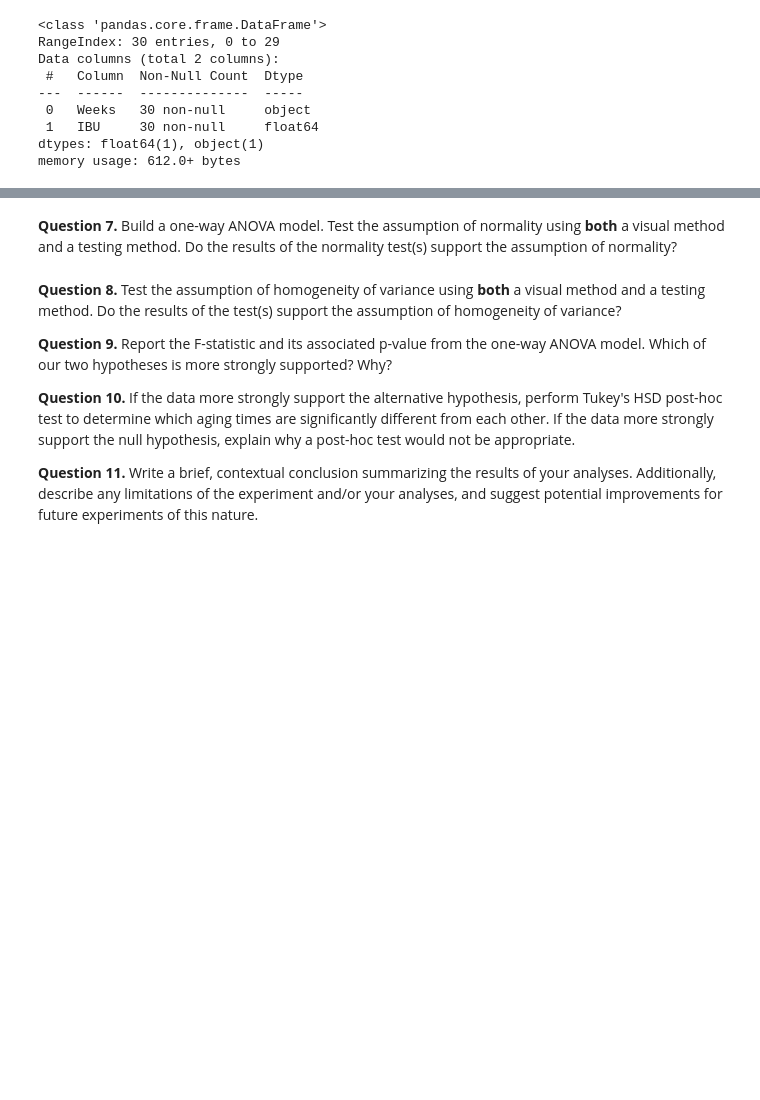
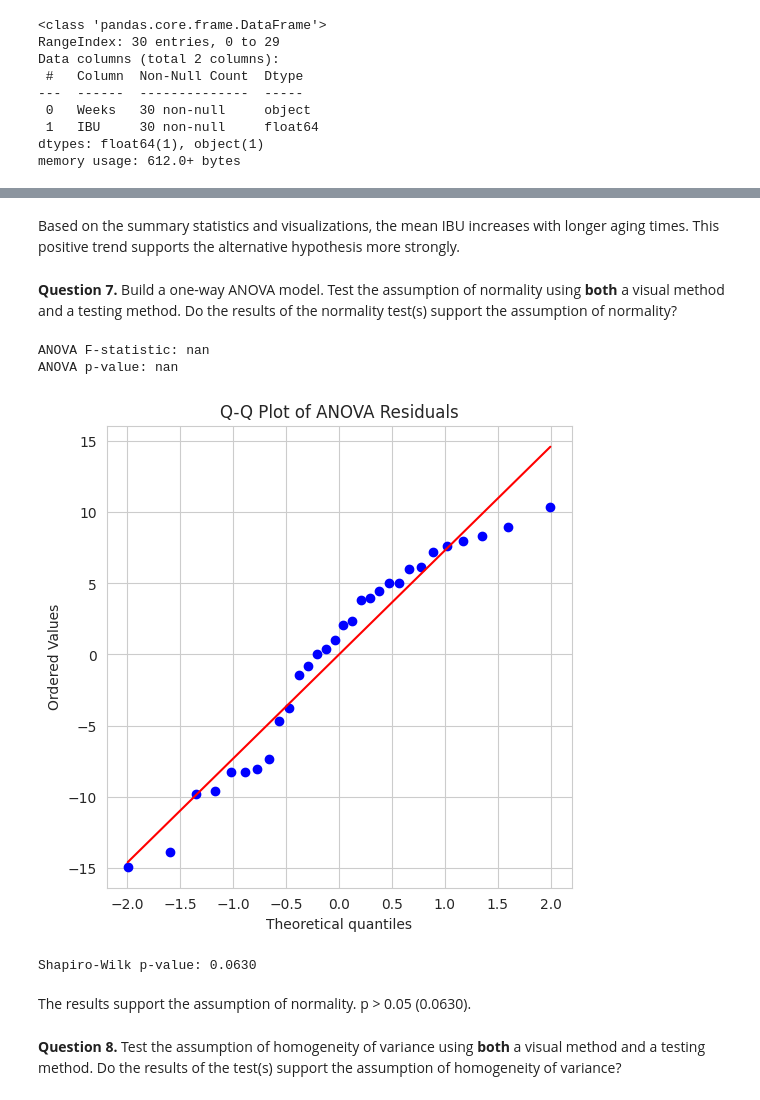
Before and after one commit to ashleya30/STAT-7220-Applied-Experimental-Design, a Jupyter notebook: Assignments/HW1/HW-1.ipynb, the cells around one changed output, grey strips where cells are left out. Saved outputs shown, nothing was run; the diff lists cells and outputs as text; code cells hidden in the pictures; blank space fills up the shorter version.

```diff
--- a/Assignments/HW1/HW-1.ipynb
+++ b/Assignments/HW1/HW-1.ipynb
@@ -107,10 +142,39 @@ memory usage: 612.0+ bytes
+# %% [markdown]
+Based on the summary statistics and visualizations, the mean IBU increases with longer aging times. This positive trend supports the alternative hypothesis more strongly.
 # %% [markdown]
 **Question 7.** Build a one-way ANOVA model. Test the assumption of normality using **both** a visual method and a testing method. Do the results of the normality test(s) support the assumption of normality?
+# %%
+import numpy as np
+import matplotlib.pyplot as plt
+from scipy import stats
+from scipy.stats import shapiro
+
+# One-way ANOVA
+group_3 = ipa[ipa['Weeks'] == 3]['IBU']
+group_4 = ipa[ipa['Weeks'] == 4]['IBU']
+group_5 = ipa[ipa['Weeks'] == 5]['IBU']
+
+f_stat, p_value = stats.f_oneway(group_3, group_4, group_5)
+print(f"ANOVA F-statistic: {f_stat:.3f}")
+print(f"ANOVA p-value: {p_value:.4f}")
+
+# Q-Q plot - Visual Method
+ipa['Residuals'] = ipa['IBU'] - ipa.groupby('Weeks')['IBU'].transform('mean')
+
+plt.figure(figsize=(6, 6))
+stats.probplot(ipa['Residuals'], dist="norm", plot=plt)
+plt.title("Q-Q Plot of ANOVA Residuals")
+plt.show()
+
+# Shapiro-Wilk Test - Testing Method
+shapiro_stat, shapiro_p = shapiro(ipa['Residuals'])
+print(f"Shapiro-Wilk p-value: {shapiro_p:.4f}")
+# %% [output]
+ANOVA F-statistic: nan
+ANOVA p-value: nan
+[figure, added]
+Shapiro-Wilk p-value: 0.0630
+# %% [markdown]
+The results support the assumption of normality. p > 0.05 (0.0630).
 # %% [markdown]
 **Question 8.** Test the assumption of homogeneity of variance using **both** a visual method and a testing method. Do the results of the test(s) support the assumption of homogeneity of variance?
-
-**Question 9.** Report the F-statistic and its associated p-value from the one-way ANOVA model. Which of our two hypotheses is more strongly supported? Why?
-
-**Question 10.** If the data more strongly support the alternative hypothesis, perform Tukey's HSD post-hoc test to determine which aging times are significantly different from each other. If the data more strongly support the null hypothesis, explain why a post-hoc test would not be appropriate.
-
-**Question 11.** Write a brief, contextual conclusion summarizing the results of your analyses. Additionally, describe any limitations of the experiment and/or your analyses, and suggest potential improvements for future experiments of this nature.
```
Also changed, not shown: parts of 12 cells of this notebook.
